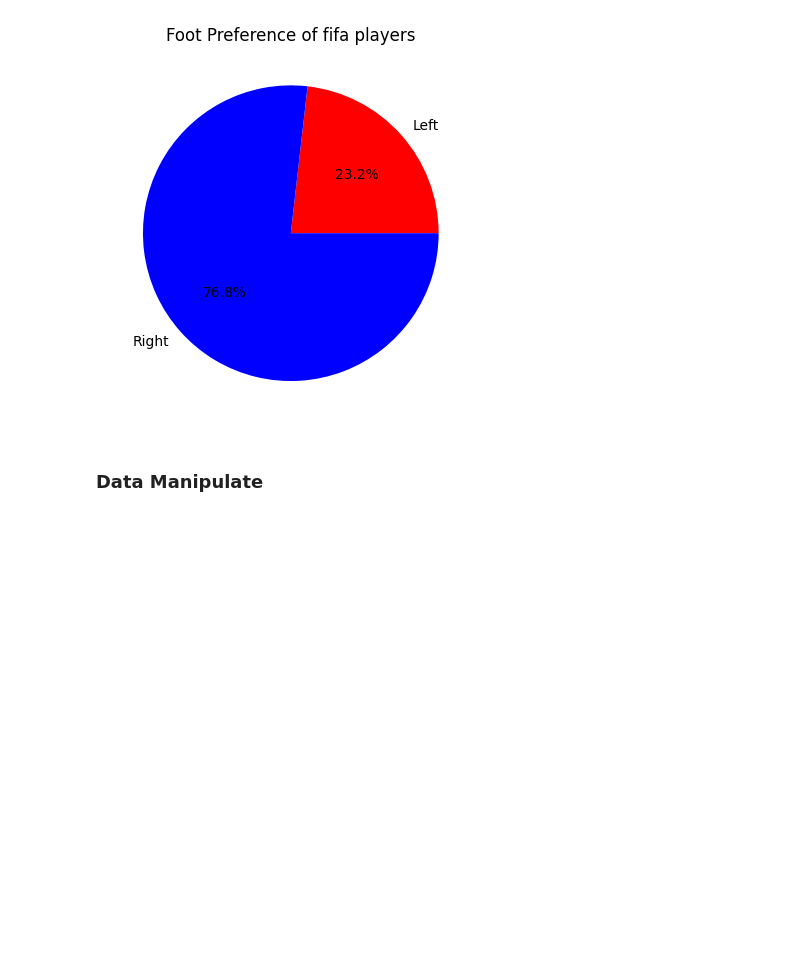
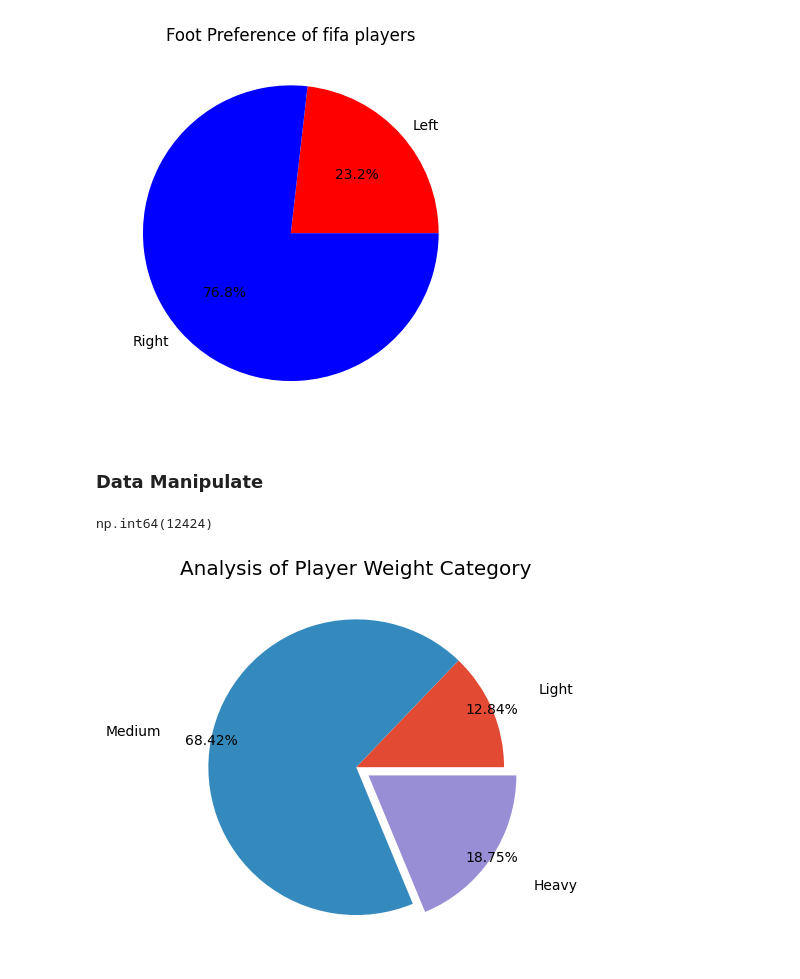
Before and after one commit to danielprinceD/DataScience, a Jupyter notebook: matplotlib.ipynb, the cells around one changed output. Drawn from its saved outputs; the diff is of its cells as text; code cells hidden in the pictures; blank space fills up the shorter version.

```diff
--- a/matplotlib.ipynb
+++ b/matplotlib.ipynb
@@ -176,3 +176,20 @@ plt.show()
 [figure]
 # %% [markdown]
 ### Data Manipulate
+# %%
+fifa.Weight = [ float(str(i).strip('lbs')) for i in fifa.Weight]
+light = fifa.loc[fifa['Weight'] < 150].count()[0]
+medium = fifa.loc[ (fifa['Weight'] < 180 ) & (fifa['Weight'] >= 150)].count()[0]
+heavy = fifa.loc[fifa['Weight'] >= 180].count()[0]
+# %% [output]
+np.int64(12424)
+# %%
+Weights = [light , medium , heavy]
+# %%
+plt.style.use('ggplot')
+plt.pie(x=Weights , labels=['Light' , 'Medium' , 'Heavy'] , autopct='%.2f%%' , pctdistance=1
+        , labeldistance=1.34 , explode=(0 ,0 ,0.1) )
+plt.title("Analysis of Player Weight Category")
+plt.show()
+# %% [output]
+[figure, added]
```
